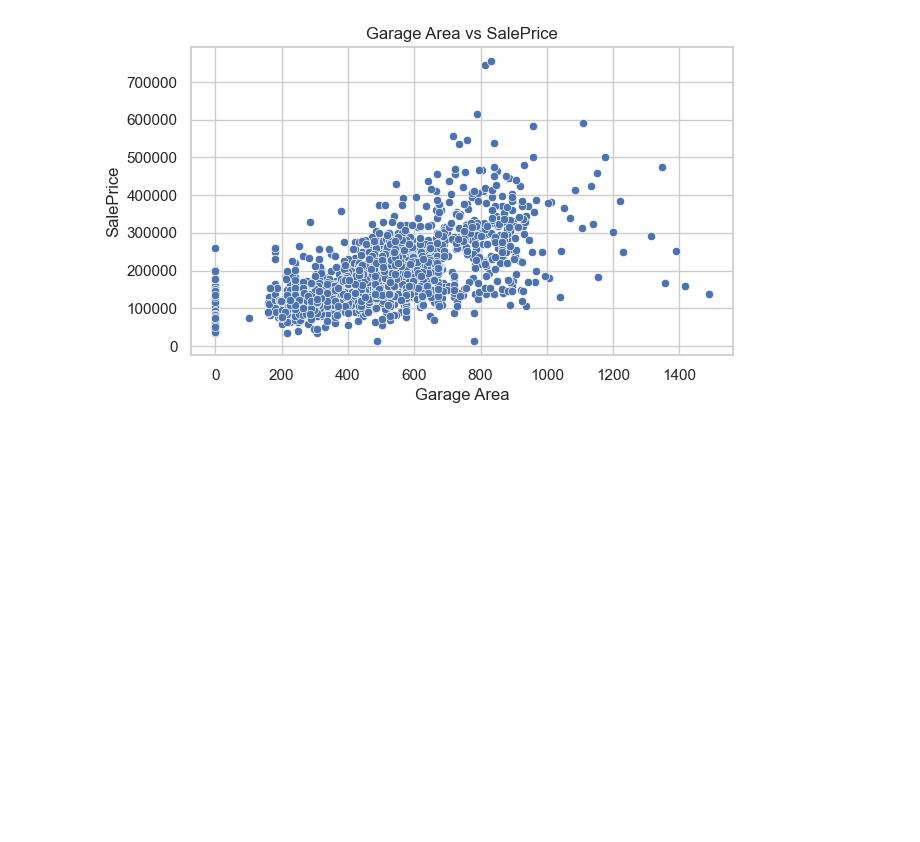
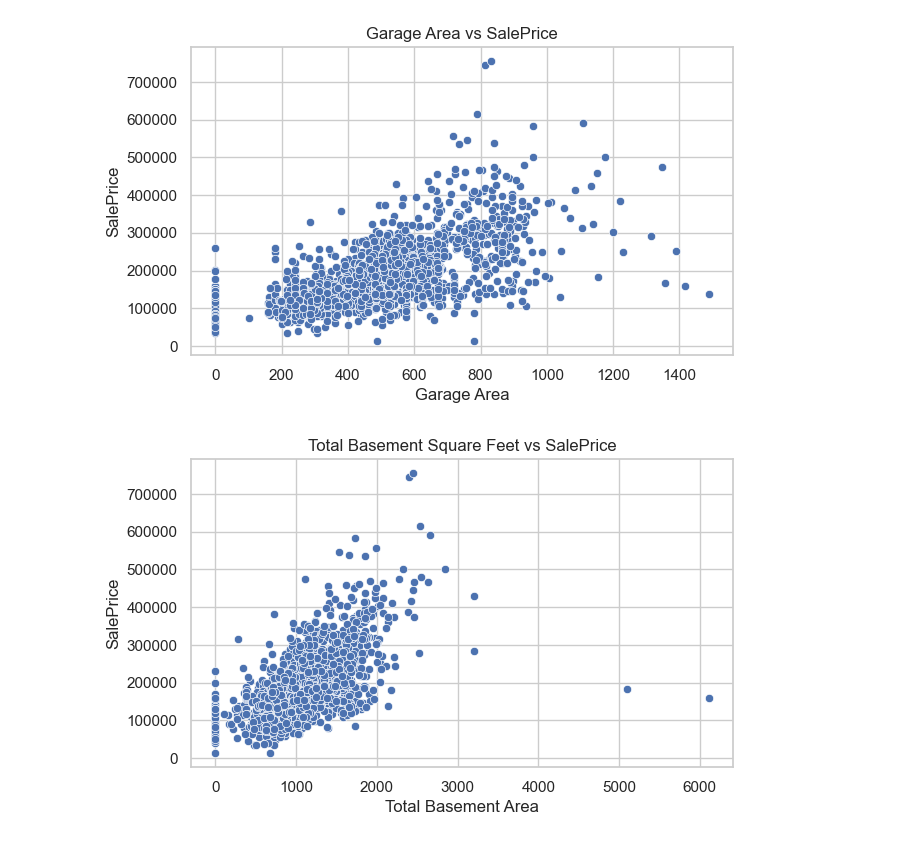
Before and after one commit to sanches-davi/ames-housing-price-prediction, a Jupyter notebook: notebooks/EDA.ipynb, the cells around one changed output. Drawn from its saved outputs; the diff is of its cells as text; code cells hidden in the pictures; blank space fills up the shorter version.

```diff
--- a/notebooks/EDA.ipynb
+++ b/notebooks/EDA.ipynb
@@ -395,3 +395,14 @@ plt.ylabel('SalePrice')
 plt.show()
 # %% [output]
 [figure]
+# %%
+# Scatterplot: Total Basement Square Feet vs SalePrice
+
+plt.figure(figsize=(7,4))
+sns.scatterplot(data = train_data, x = 'Total Bsmt SF', y = 'SalePrice')
+plt.title('Total Basement Square Feet vs SalePrice')
+plt.xlabel('Total Basement Area')
+plt.ylabel('SalePrice')
+plt.show()
+# %% [output]
+[figure, added]
```
Also changed, not shown: parts of 3 cells of this notebook.
